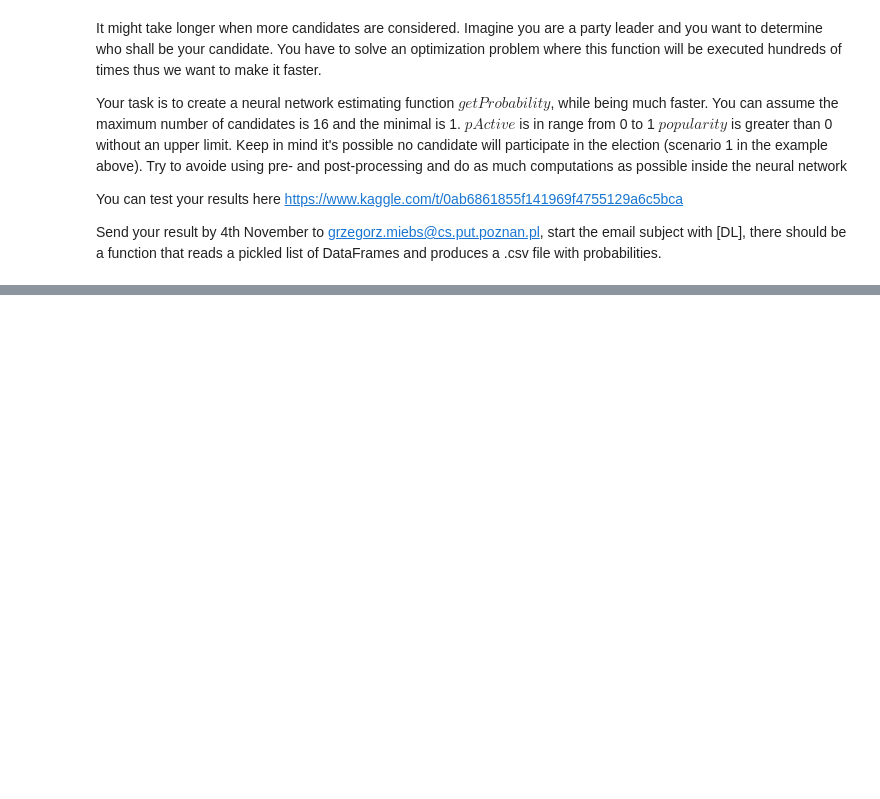
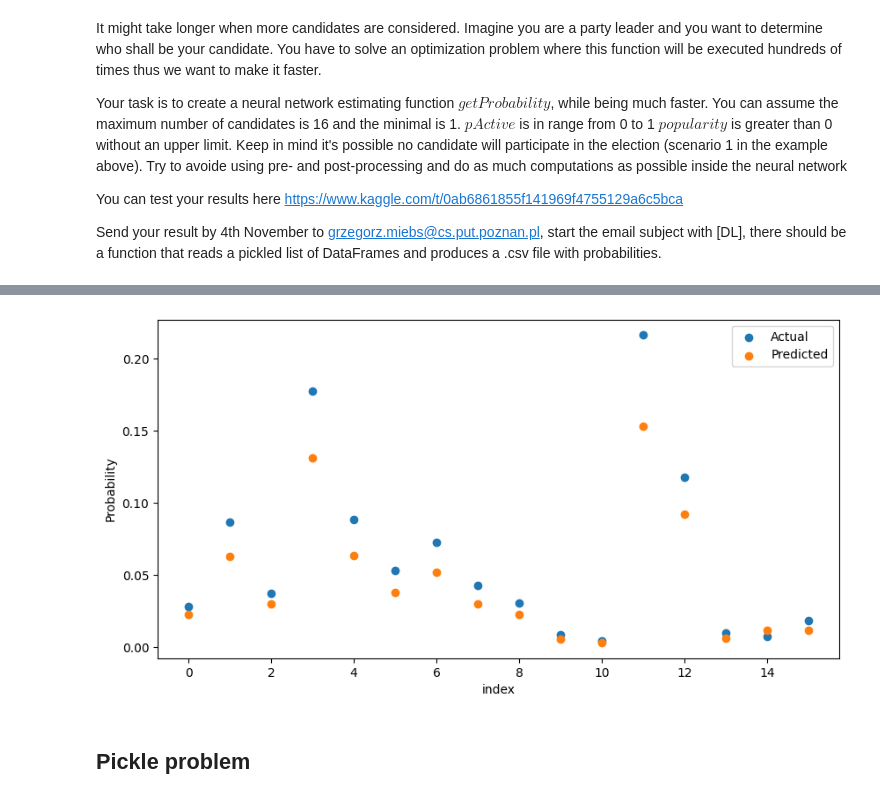
Before and after one commit to Bialkasss/DeepLearning, a Jupyter notebook: Lab1DL.ipynb, the cells around one changed output, grey strips where cells are left out. Saved outputs shown, nothing was run; the diff lists cells and outputs as text; code cells hidden in the pictures; blank space fills up the shorter version.

```diff
--- a/Lab1DL.ipynb
+++ b/Lab1DL.ipynb
@@ -610,0 +719,30 @@ in/output size. propper output acivation that will model probability not summing
+# %%
+np.random.seed(5)
+X = pd.DataFrame({'pActive': np.random.rand(16),
+                  'popularity': np.random.rand(16)})
+
+
+y_true = getProbability(X)
+y_pred = model.predict(X)
+diff = np.abs(y_pred.flatten() - y_true.flatten())
+
+
+comparison_df = pd.DataFrame({
+    'Predicted Probabilities': y_pred.flatten(),
+    'Actual Probabilities': y_true.flatten(),
+    'Difference': diff
+})
+print(comparison_df)
+
+
+# Calculate metrics
+mae = mean_absolute_error(y_true, y_pred)
+mse = mean_squared_error(y_true, y_pred)
+rmse = np.sqrt(mse)
+r2 = r2_score(y_true, y_pred)
+
+# Print metrics
+print(f'MAE: {mae:.4f}')
+print(f'MSE: {mse:.4f}')
+print(f'RMSE: {rmse:.4f}')
+print(f'R²: {r2:.4f}')
@@ -610,0 +767,12 @@ in/output size. propper output acivation that will model probability not summing
+# %%
+plt.figure(figsize=(10, 5))
+plt.scatter(X.index ,y_true, label='Actual')
+plt.scatter(X.index, y_pred, label='Predicted')
+plt.xlabel('index')
+plt.ylabel('Probability')
+plt.legend()
+plt.show()
+# %% [output]
+[figure, added]
+# %% [markdown]
+## Pickle problem
```
Also changed, not shown: parts of 21 cells of this notebook, 2 other files.
